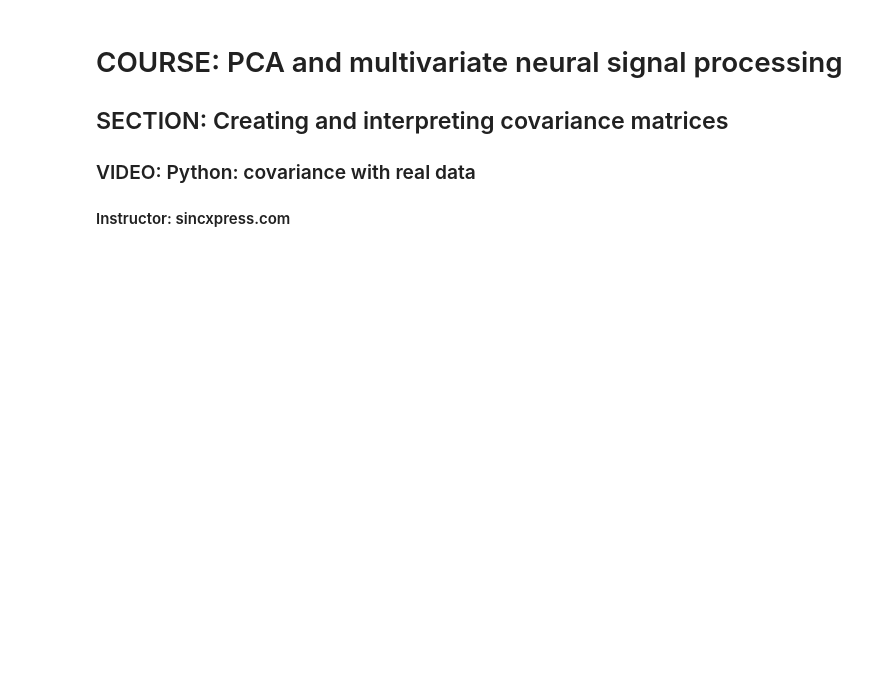
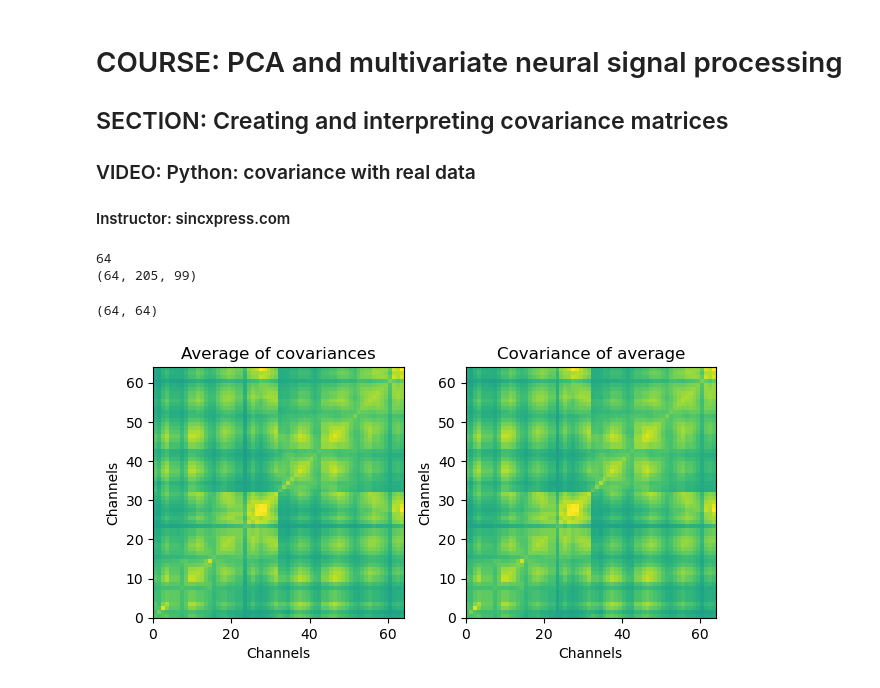
Before and after one commit to Rfsuther/PCA-multivariate-signal-processing, a Jupyter notebook: DRSS_covar_realdata.ipynb, the cells around one changed output. Drawn from its saved outputs; the diff is of its cells as text; code cells hidden in the pictures; blank space fills up the shorter version.

```diff
--- a/DRSS_covar_realdata.ipynb
+++ b/DRSS_covar_realdata.ipynb
@@ -9,7 +9,7 @@ import matplotlib.pyplot as plt
 import scipy.io as sio
 # %%
 # load data
-matfile = sio.loadmat('sampleEEGdata')
+matfile = sio.loadmat('MATLAB_data_files/sampleEEGdata')
 EEG = matfile['EEG'][0,0]
 
 
@@ -48,22 +48,35 @@ for ci in range(int(EEG['nbchan'])):
     erp[ci,:] -= np.mean(erp[ci,:])
 
 covmatA = erp@erp.T / (tidx2-tidx1)
+print(int(EEG['nbchan']))
+print(EEG['data'][:,tidx1:tidx2,:].shape)
+longMat = np.concatenate((EEG['data'][:,tidx1:tidx2,:]).T,axis=0).T
+covmatZ = longMat@longMat.T / (longMat.shape[1])
+# %% [output]
+64
+(64, 205, 99)
+# %%
+longMat.shape
+# %% [output]
+(64, 64)
 # %%
 ## show the covariance matrices
 
 plt.subplot(121)
 plt.pcolormesh(covmatT,vmin=-100,vmax=100)
 plt.axis('square')
 plt.xlabel('Channels')
 plt.ylabel('Channels')
 plt.title('Average of covariances')
 
 plt.subplot(122)
-plt.pcolormesh(covmatA,vmin=-100,vmax=100)
+plt.pcolormesh(covmatZ,vmin=-100,vmax=100)
 plt.axis('square')
 plt.xlabel('Channels')
 plt.ylabel('Channels')
 plt.title('Covariance of average')
 
 plt.tight_layout()
 plt.show()
+# %% [output]
+[figure, added]
```
Also changed, not shown: 6 other files.
